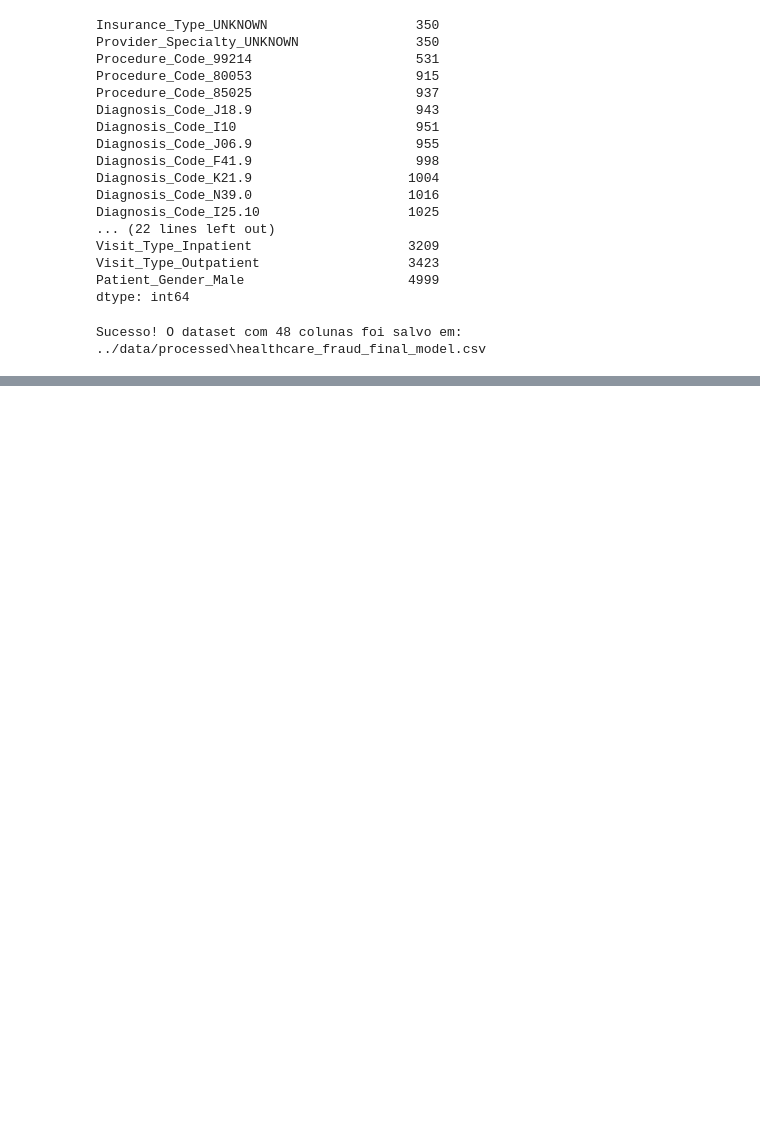
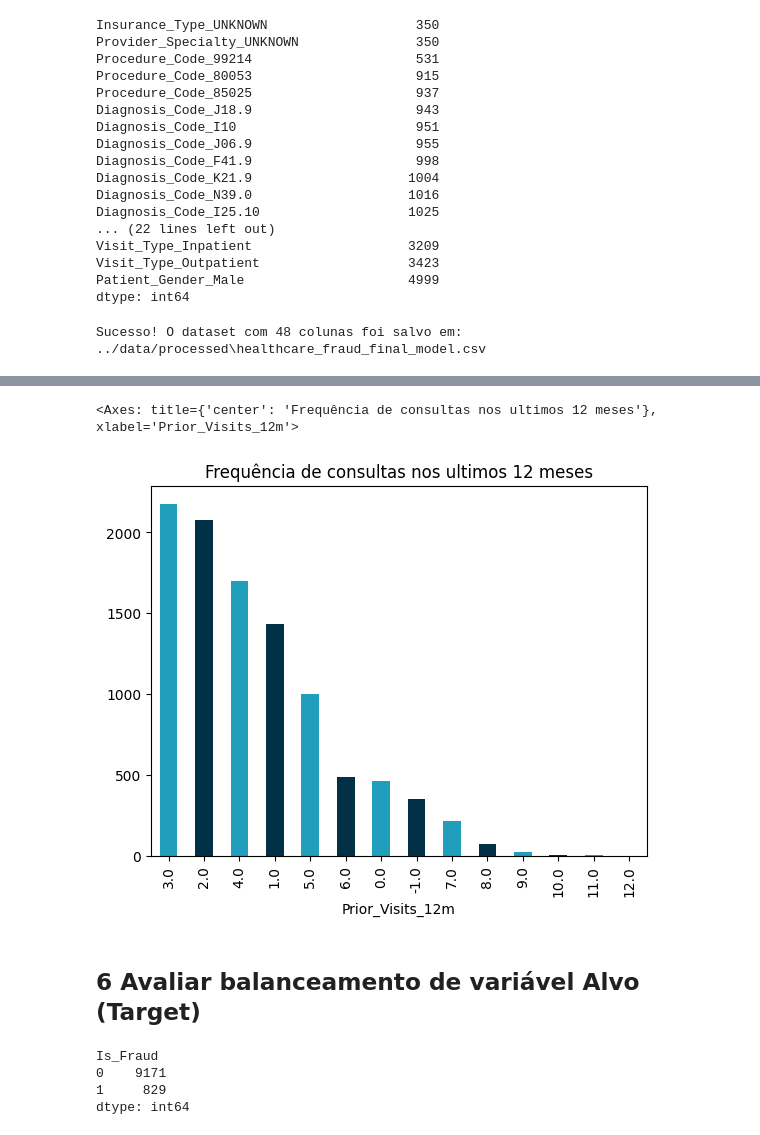
Before and after one commit to ThiagoDamasz/projeto-fraude-saude, a Jupyter notebook: notebooks/01_exploracao_inicial.ipynb, the cells around one changed output, grey strips where cells are left out. Drawn from its saved outputs; the diff is of its cells as text; code cells hidden in the pictures; blank space fills up the shorter version.

```diff
--- a/notebooks/01_exploracao_inicial.ipynb
+++ b/notebooks/01_exploracao_inicial.ipynb
@@ -289,0 +368,14 @@ Sucesso! O dataset com 48 colunas foi salvo em: ../data/processed\healthcare_fra
+# %%
+df_final.Prior_Visits_12m.value_counts().plot(kind='bar', title='Frequência de consultas nos ultimos 12 meses', color = ["#219ebc", '#023047'])
+# %% [output]
+<Axes: title={'center': 'Frequência de consultas nos ultimos 12 meses'}, xlabel='Prior_Visits_12m'>
+[figure, added]
+# %% [markdown]
+## 6 Avaliar balanceamento de variável Alvo (Target)
+# %%
+df_final.groupby('Is_Fraud').size()
+# %% [output]
+Is_Fraud
+0    9171
+1     829
+dtype: int64
```
Also changed, not shown: parts of 14 cells of this notebook.
